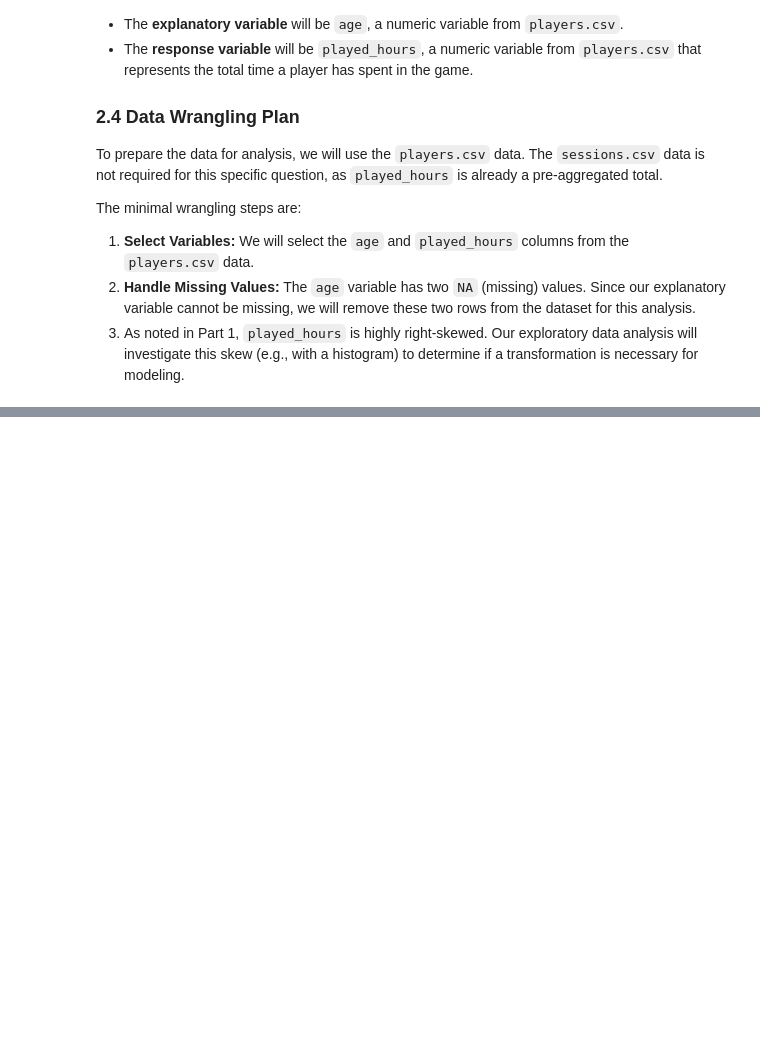
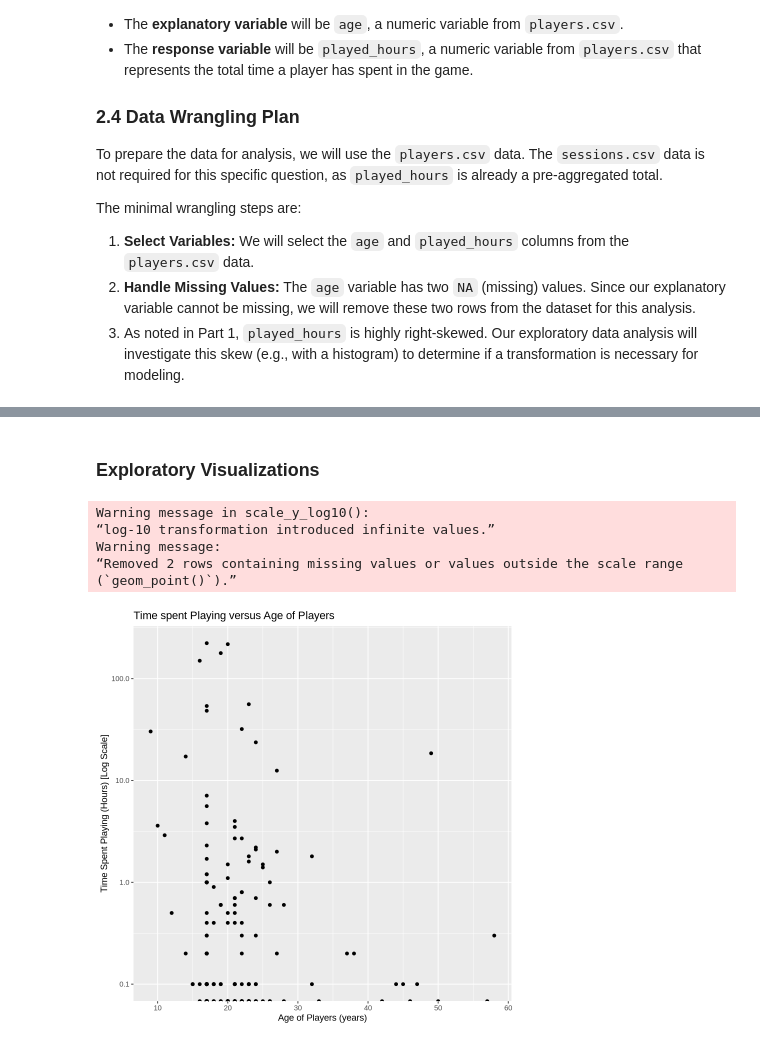
Before and after one commit to Warren-2003/dsci-100-2025w1-group-27, a Jupyter notebook: planning_report.ipynb, the cells around one changed output, grey strips where cells are left out. Saved outputs shown, nothing was run; the diff lists cells and outputs as text; code cells hidden in the pictures; blank space fills up the shorter version.

Commit message:
Part 3 (Exploratory Data Analysis and Visualization)

```diff
--- a/planning_report.ipynb
+++ b/planning_report.ipynb
@@ -213,0 +276,18 @@ The minimal wrangling steps are:
+# %% [markdown]
+### Exploratory Visualizations
+# %%
+hours_vs_age <- ggplot(players, aes(x=Age, y=played_hours)) +
+    geom_point() +
+    scale_y_log10() +
+    xlab("Age of Players (years)")+
+    ylab("Time Spent Playing (Hours) [Log Scale]") +
+    ggtitle("Time spent Playing versus Age of Players")
+
+hours_vs_age
+# %% [output]
+Warning message in scale_y_log10():
+“log-10 transformation introduced infinite values.”
+Warning message:
+“Removed 2 rows containing missing values or values outside the scale range
+(`geom_point()`).”
+[figure, added]
```
Also changed, not shown: parts of 11 cells of this notebook.
